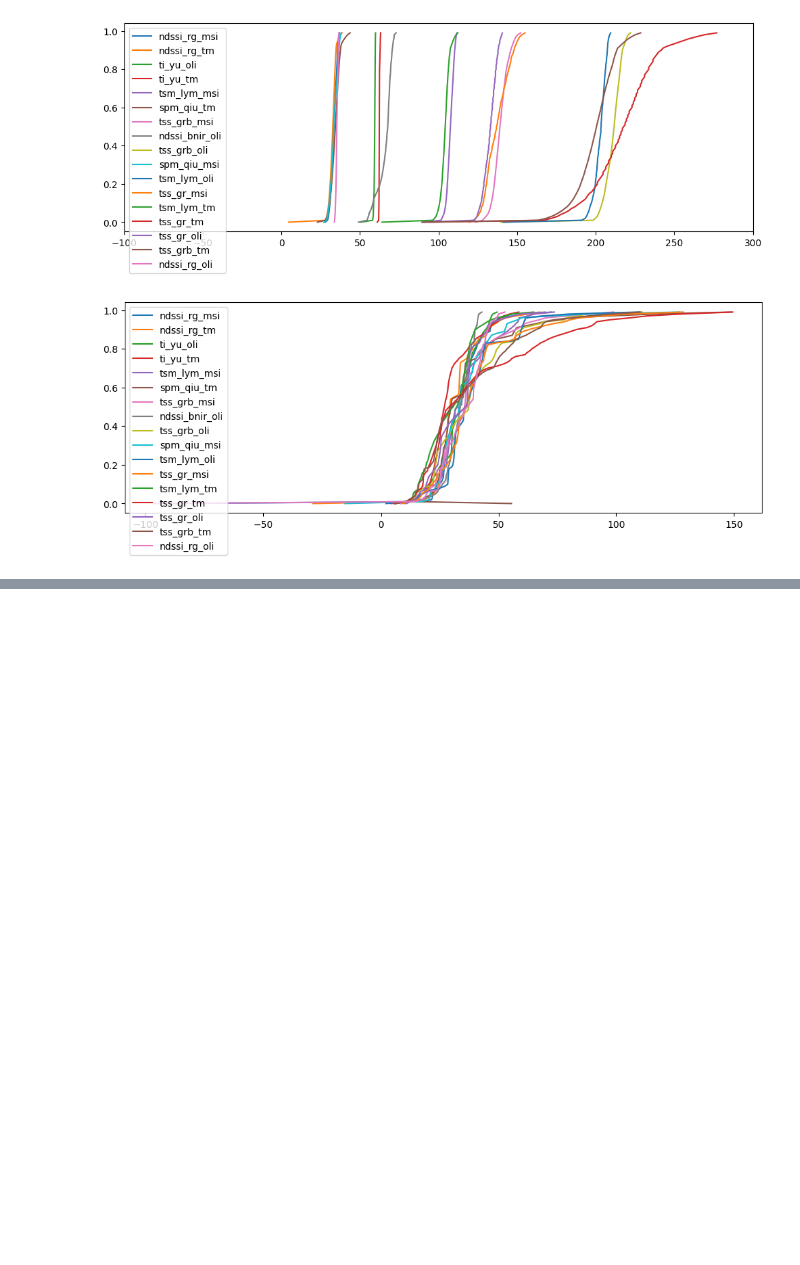
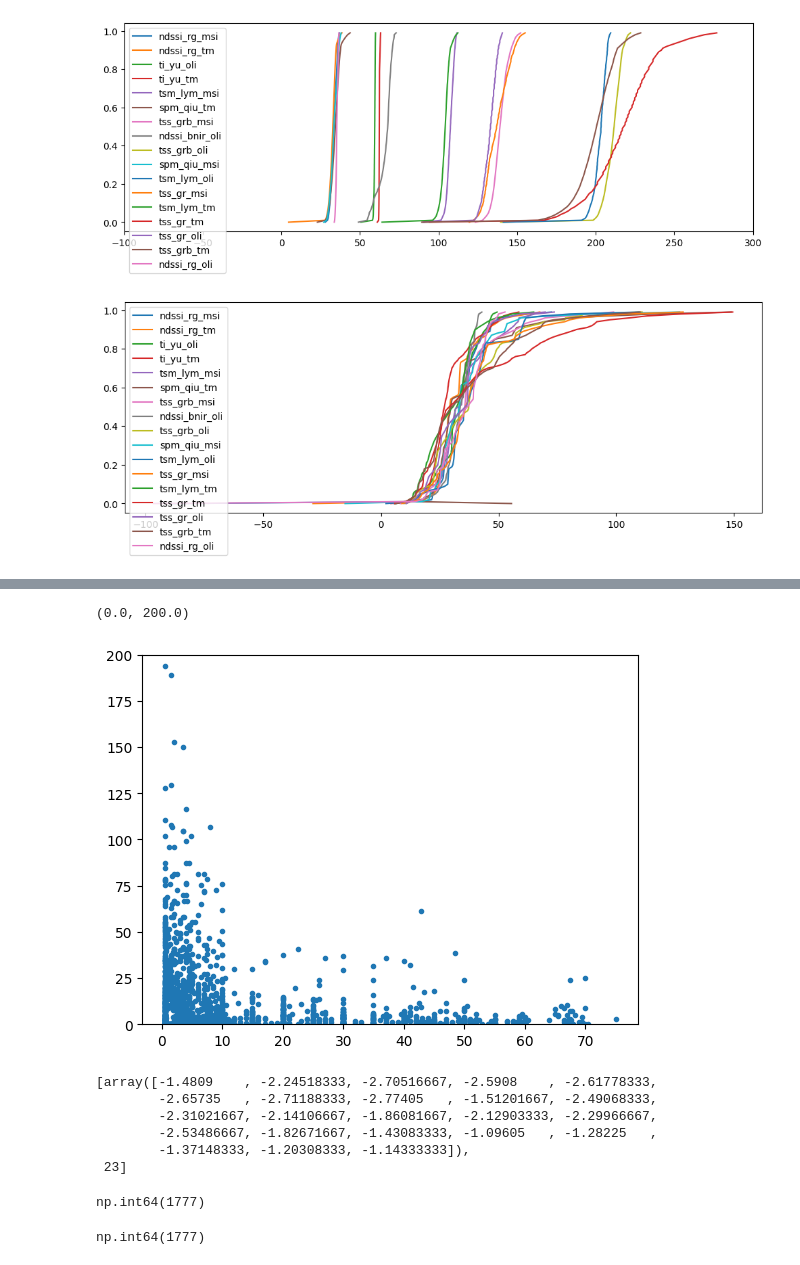
Before and after one commit to digitalearthafrica/deafrica_water_quality, a Jupyter notebook: WP2.2/WP2.2.ipynb, the cells around one changed output, grey strips where cells are left out. Drawn from its saved outputs; the diff is of its cells as text; code cells hidden in the pictures; blank space fills up the shorter version.

```diff
--- a/WP2.2/WP2.2.ipynb
+++ b/WP2.2/WP2.2.ipynb
@@ -63,8 +63,8 @@ from deafrica_tools.plotting import rgb # used in some visualisation for debuggi
 # --- pathnames
 # results files are stored in my space for now
 results_directory = '/home/jovyan/deafrica_water_quality/wq_results/'
-WP12              = '/home/jovyan/dev/deafrica_water_quality/WP1.2'
-WP22              = '/home/jovyan/dev/deafrica_water_quality/WP2.2'
+WP12              = '/home/jovyan/dev/deafrica_water_quality/WP1.2/'
+WP22              = '/home/jovyan/dev/deafrica_water_quality/WP2.2/'
 data_directory    = '/home/jovyan/dev/deafrica_water_quality/src/water_quality/data/'
 all_results_filename    = 'wq_raw'
 annual_results_filename  = 'annsummary'
@@ -2004,0 +2007,34 @@ plt.show()
+# %%
+import geopandas as gpd
+from shapely.geometry import Point
+import seaborn as sns
+from odc.geo.geom import Geometry
+
+
+def flag_type(flag):
+    if pd.isna(flag):
+        return "normal"
+    elif "<" in str(flag):
+        return "below"
+    elif ">" in str(flag):
+        return "above"
+    else:
+        return "normal"
+
+def read_insitu(parameter):
+
+    df = pd.read_csv(f"samples_{parameter}.csv")
+
+    df["datetime"]  = pd.to_datetime(df['Sample Date'] + " " + df['Sample Time'], errors='coerce')
+    df = df[df["Station Identifier"].str.contains("Lake Victoria")]
+    df['flag_type'] = df['Value Flags'].apply(flag_type)
+
+    units = df['Unit'].unique()
+    if len(units)>1:
+        to_update = df.Unit.str.startswith('mg')
+        df.loc[to_update, 'Value'] = df.loc[to_update, 'Value']/1000.
+        df.loc[to_update, 'Unit'] = df.loc[to_update, 'Unit'].str.replace(r'^m', 'µ', regex=True)
+        units = df['Unit'].unique()
+        if len(units)>1:
+            print(f"Multiple units found for {parameter}: {units}")
+    return df
@@ -2004,0 +2107,24 @@ plt.show()
+# %%
+plt.plot(chla['Depth'],chla['Value'],linestyle='',marker='.')
+plt.ylim(0,200)
+# %% [output]
+(0.0, 200.0)
+[figure, added]
+# %%
+[chla['Latitude'].unique(),\
+chla['Latitude'].nunique()]
+# %% [output]
+[array([-1.4809    , -2.24518333, -2.70516667, -2.5908    , -2.61778333,
+        -2.65735   , -2.71188333, -2.77405   , -1.51201667, -2.49068333,
+        -2.31021667, -2.14106667, -1.86081667, -2.12903333, -2.29966667,
+        -2.53486667, -1.82671667, -1.43083333, -1.09605   , -1.28225   ,
+        -1.37148333, -1.20308333, -1.14333333]),
+ 23]
+# %%
+chla['Latitude'].value_counts().sum()
+# %% [output]
+np.int64(1777)
+# %%
+chla['Longitude'].value_counts().sum()
+# %% [output]
+np.int64(1777)
```
Also changed, not shown: parts of 26 cells of this notebook.
